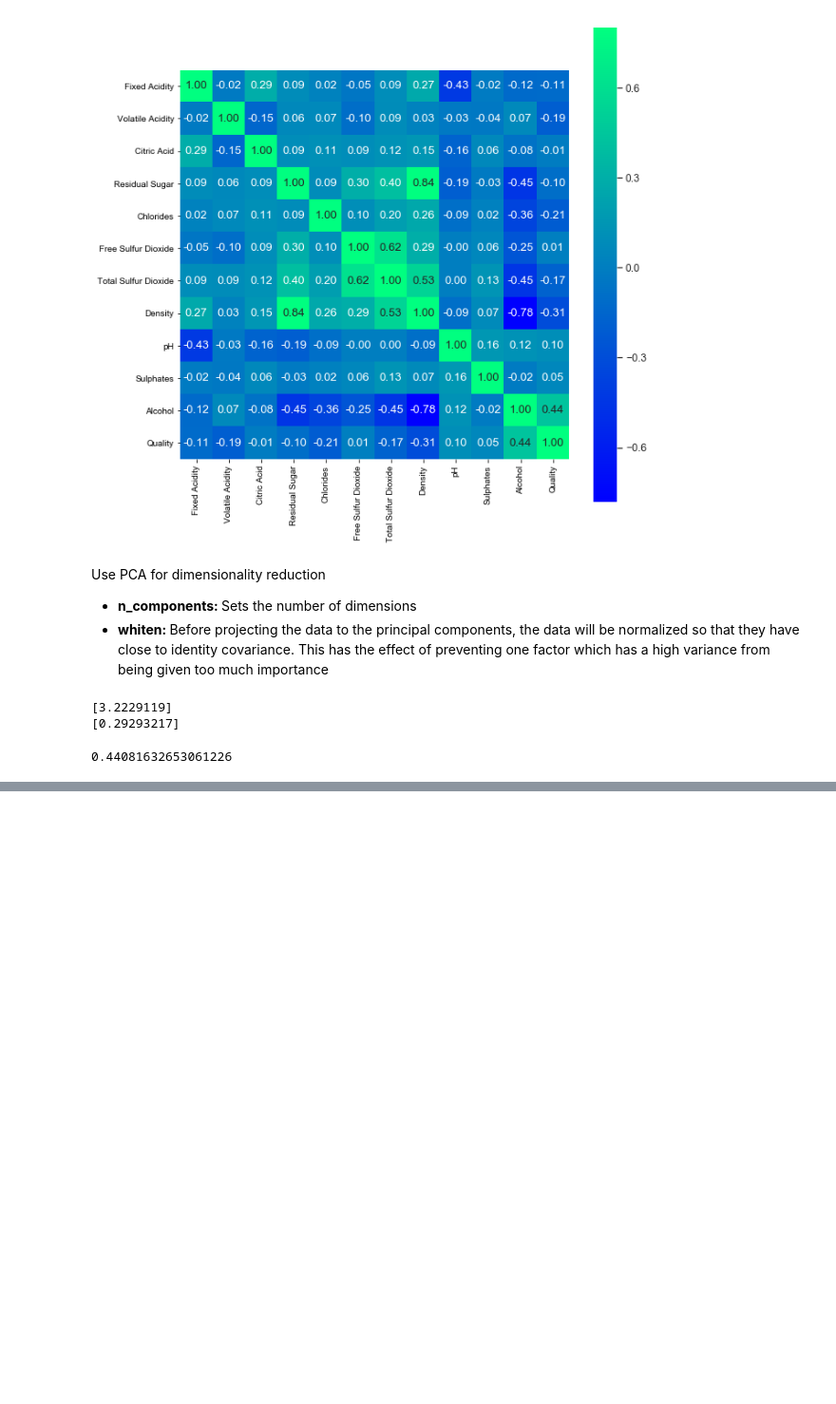
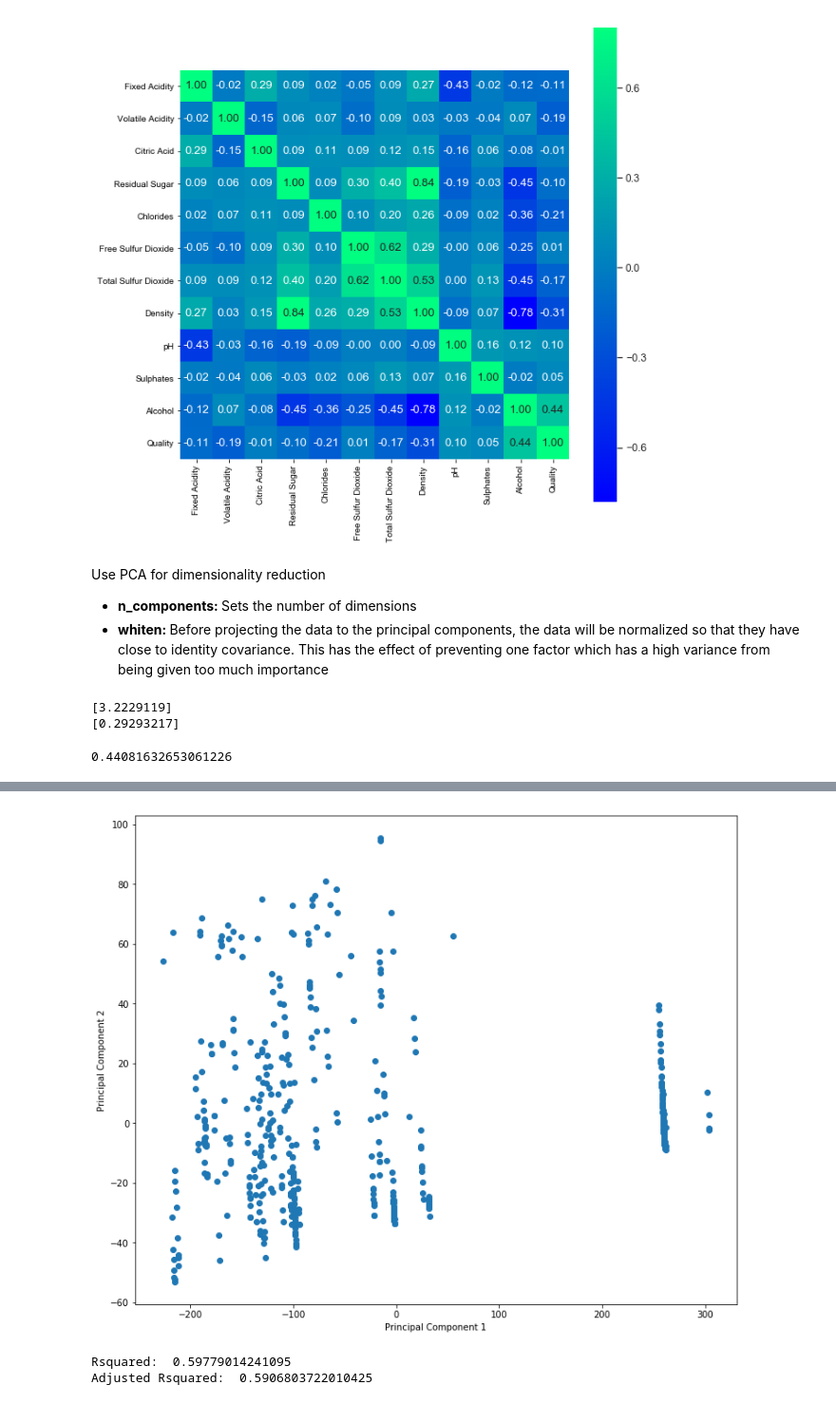
Before and after one commit to ceth-x86/datascience, a Jupyter notebook: scikit-learn/Dimensionality Reduction with PCA.ipynb, the cells around one changed output, grey strips where cells are left out. Shown at 95% size. Saved outputs shown, nothing was run; the diff lists cells and outputs as text; code cells hidden in the pictures; blank space fills up the shorter version.

```diff
--- a/scikit-learn/Dimensionality Reduction with PCA.ipynb
+++ b/scikit-learn/Dimensionality Reduction with PCA.ipynb
@@ -124,0 +268,13 @@ print(accuracy)
+# %%
+fig, ax = plt.subplots(figsize = (12,10))
+ax.scatter(x_transform[1], x_transform[2], cmap = 'Spectral')
+plt.xlabel('Principal Component 1')
+plt.ylabel('Principal Component 2');
+# %% [output]
+[figure, added]
+# %%
+print('Rsquared: ', model.rsquared)
+print('Adjusted Rsquared: ', model.rsquared_adj)
+# %% [output]
+Rsquared:  0.59779014241095
+Adjusted Rsquared:  0.5906803722010425
```
Also changed, not shown: parts of 82 cells of this notebook, 2 other files.
